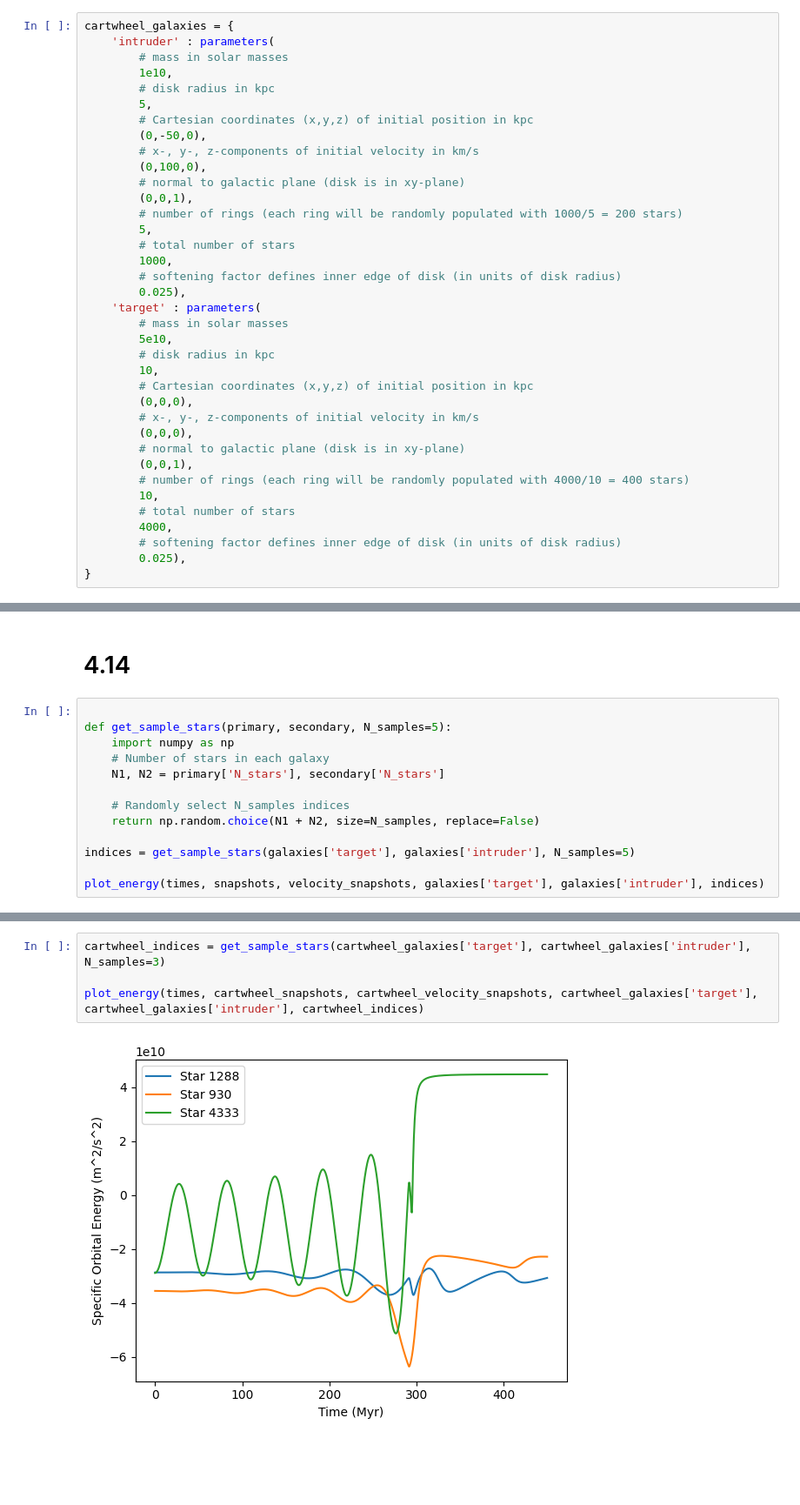
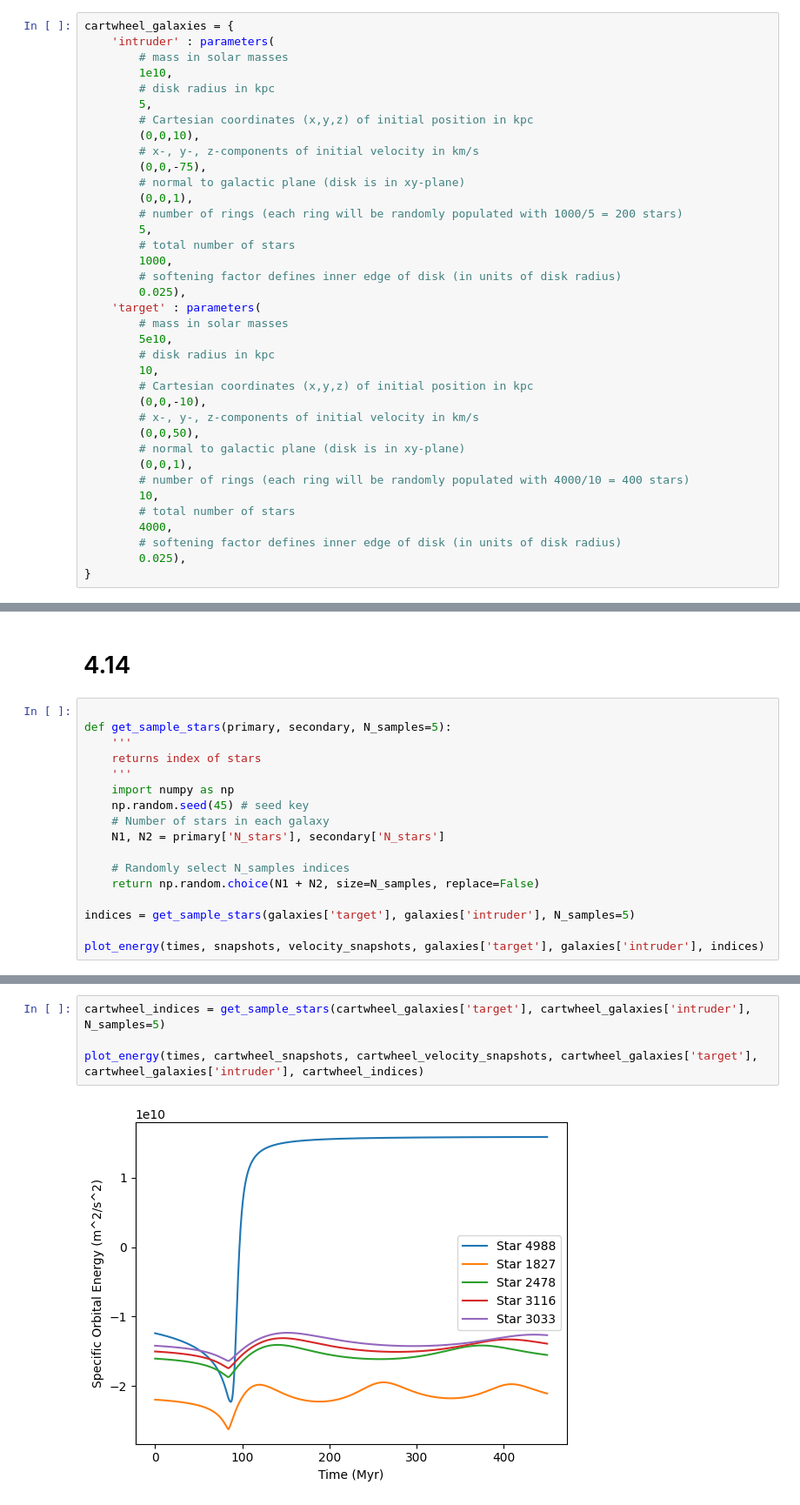
Before and after one commit to marcjermaine-pontiveros/galaxy-collision, a Jupyter notebook: notebook.ipynb, the cells around one changed output, grey strips where cells are left out. Shown at 87% size. Drawn from its saved outputs; the diff is of its cells as text; blank space fills up the shorter version.

```diff
--- a/notebook.ipynb
+++ b/notebook.ipynb
@@ -238,9 +236,9 @@ cartwheel_galaxies = {
         # disk radius in kpc
         5,
         # Cartesian coordinates (x,y,z) of initial position in kpc
-        (0,-50,0),
+        (0,0,10),
         # x-, y-, z-components of initial velocity in km/s
-        (0,100,0),
+        (0,0,-75),
         # normal to galactic plane (disk is in xy-plane)
         (0,0,1),
         # number of rings (each ring will be randomly populated with 1000/5 = 200 stars)
@@ -255,9 +253,9 @@ cartwheel_galaxies = {
         # disk radius in kpc
         10,
         # Cartesian coordinates (x,y,z) of initial position in kpc
-        (0,0,0),
+        (0,0,-10),
         # x-, y-, z-components of initial velocity in km/s
-        (0,0,0),
+        (0,0,50),
         # normal to galactic plane (disk is in xy-plane)
         (0,0,1),
         # number of rings (each ring will be randomly populated with 4000/10 = 400 stars)
@@ -292,7 +290,11 @@ The impact parameter b is 0.0 kpc
 # %%
 
 def get_sample_stars(primary, secondary, N_samples=5):
+    '''
+    returns index of stars
+    '''
     import numpy as np
+    np.random.seed(45) # seed key
     # Number of stars in each galaxy
     N1, N2 = primary['N_stars'], secondary['N_stars']
 
@@ -311,9 +313,9 @@ show_orbits_3d(indices, snapshots)
 # %%
-cartwheel_indices = get_sample_stars(cartwheel_galaxies['target'], cartwheel_galaxies['intruder'], N_samples=3)
+cartwheel_indices = get_sample_stars(cartwheel_galaxies['target'], cartwheel_galaxies['intruder'], N_samples=5)
 
 plot_energy(times, cartwheel_snapshots, cartwheel_velocity_snapshots, cartwheel_galaxies['target'], cartwheel_galaxies['intruder'], cartwheel_indices)
 # %% [output]
-[figure, old version]
+[figure, new version]
 # %%
 show_orbits_3d(cartwheel_indices, cartwheel_snapshots)
 # %% [output]
```
Also changed, not shown: parts of 8 cells of this notebook, 5 other files.
